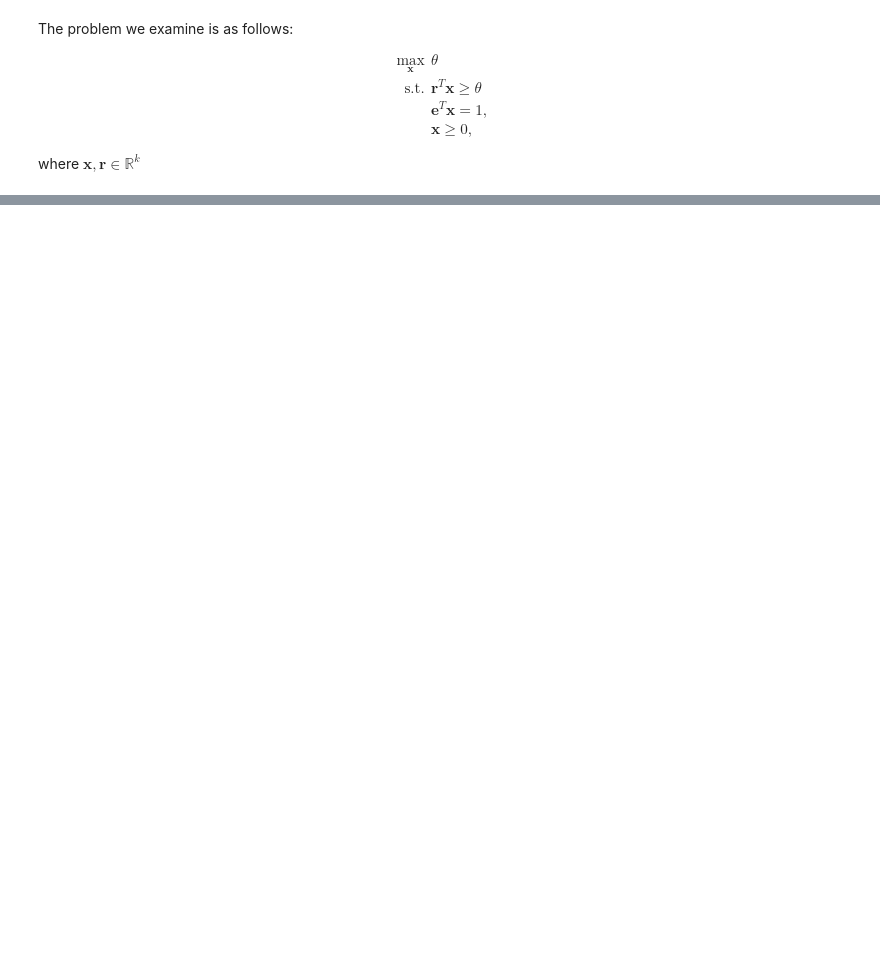
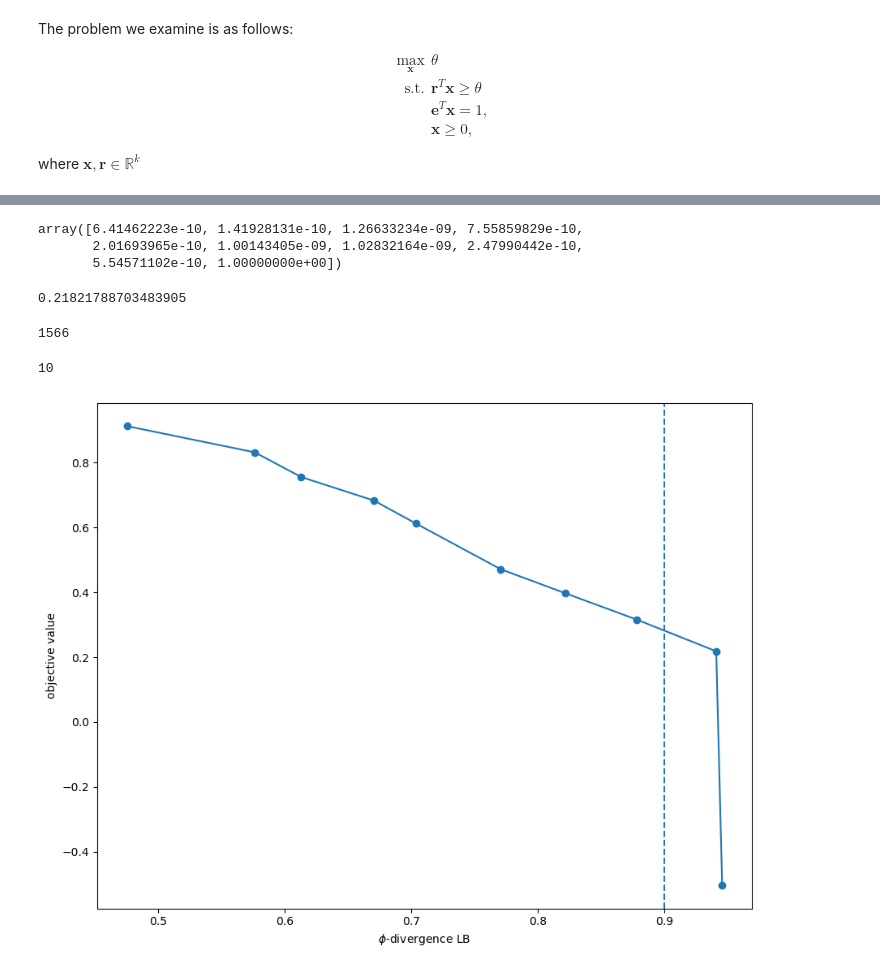
Before and after one commit to JustinStarreveld/ROBIST, a Jupyter notebook: Code/PortfolioManagement.ipynb, the cells around one changed output, grey strips where cells are left out. Cells and saved outputs as stored; diff of their text form; code cells hidden in the pictures; blank space fills up the shorter version.

```diff
--- a/Code/PortfolioManagement.ipynb
+++ b/Code/PortfolioManagement.ipynb
@@ -95,0 +65,38 @@ array([ 2.65815148e-12, -2.82384671e-11,  2.65815148e-12, -2.67486588e-11,
+# %%
+# Set parameter values (as in Bertsimas paper)
+k = 10
+alpha = 0.10
+beta = 0.90
+N_total = 500
+N_train = int(N_total / 2)
+N_test = N_total - N_train
+# %%
+# Set other parameter values
+par = 1
+phi_div = phi.mod_chi2_cut
+phi_dot = 2
+numeric_precision = 1e-6 # To correct for floating-point math operations
+# %%
+# Get generated data
+random_seed = 3
+data = generate_data(random_seed, k, N_total)
+data_train, data_test = train_test_split(data, train_size=(N_train/N_total), random_state=random_seed)
+# %%
+# Run RS algorithms
+time_limit_search = 0.1*60 # in seconds (time provided to search algorithm)
+time_limit_solve = 5*60 # in seconds (for individuals solves of SCP)
+max_nr_solutions = 10000 # for easy problems with long time limits, we may want extra restriction
+add_remove_threshold = 0.00 # This determines when randomness is introduced in add/removal decision
+
+add_strategy = 'random_vio'
+remove_strategy = 'random_active'
+clean_strategy = (15, 'all_inactive')
+
+runtime_search, num_iter, solutions = rs.search_alg(data_train, N_test, beta, alpha, time_limit_search, time_limit_solve,
+                                                   max_nr_solutions, add_strategy, remove_strategy, clean_strategy,
+                                                   add_remove_threshold,
+                                                   par, phi_div, phi_dot, numeric_precision,
+                                                   solve_SCP, uncertain_constraint, random_seed)
+
+runtime_eval, best_sol, pareto_solutions = rs.evaluate_alg(solutions, data_test, beta, alpha, par, phi_div, phi_dot,
+                                                           uncertain_constraint, numeric_precision)
@@ -95,0 +124,6 @@ array([ 2.65815148e-12, -2.82384671e-11,  2.65815148e-12, -2.67486588e-11,
+# %%
+best_sol['sol'][1:]
+# %% [output]
+array([6.41462223e-10, 1.41928131e-10, 1.26633234e-09, 7.55859829e-10,
+       2.01693965e-10, 1.00143405e-09, 1.02832164e-09, 2.47990442e-10,
+       5.54571102e-10, 1.00000000e+00])
@@ -95,0 +132,17 @@ array([ 2.65815148e-12, -2.82384671e-11,  2.65815148e-12, -2.67486588e-11,
+# %%
+# This should be the emperical VaR observed on test data
+np.percentile(a=returns_test, q=100*(1-beta), method='inverted_cdf')
+# %% [output]
+0.21821788703483905
+# %%
+len(solutions)
+# %% [output]
+1566
+# %%
+len(pareto_solutions)
+# %% [output]
+10
+# %%
+dataio.plot_pareto_curve(pareto_solutions, beta, None, None, None, None)
+# %% [output]
+[figure, added]
```
Also changed, not shown: parts of 31 cells of this notebook, 4 other files.
